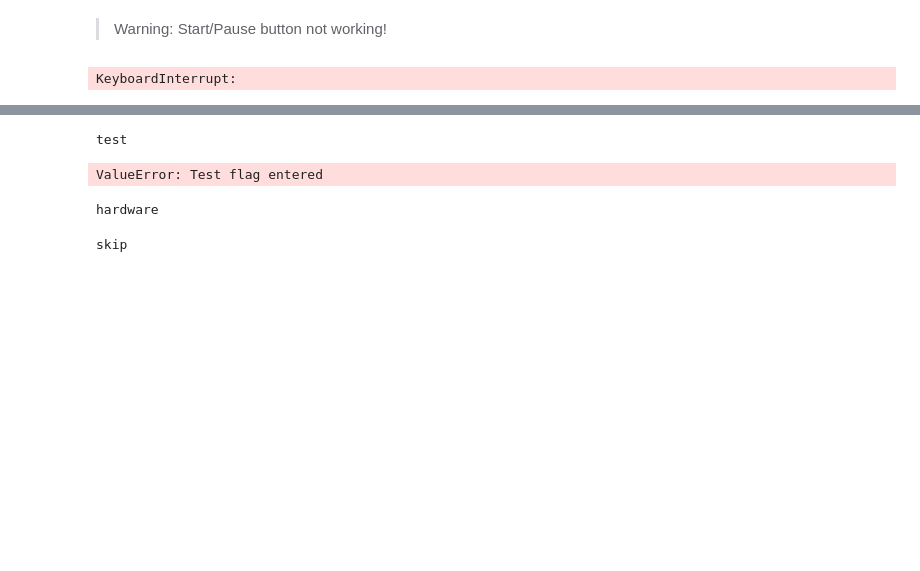
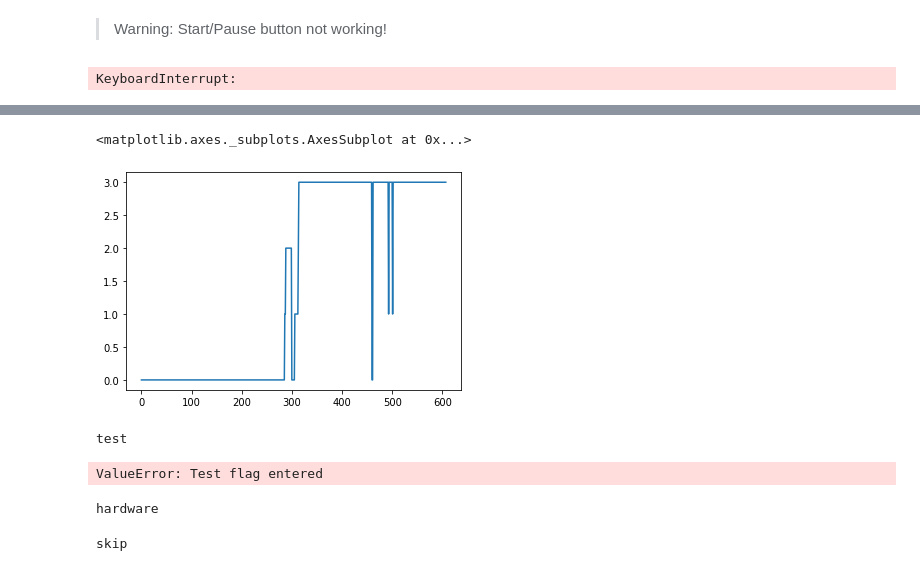
Before and after one commit to openhsi/openhsi, a Jupyter notebook: 07_sensors.ipynb, the cells around one changed output, grey strips where cells are left out. Drawn from its saved outputs; the diff is of its cells as text; code cells hidden in the pictures; blank space fills up the shorter version.

```diff
--- a/07_sensors.ipynb
+++ b/07_sensors.ipynb
@@ -284,3 +284,8 @@ ss.data_df
+# %%
+ss.data_df["mag_cal"].plot()
+# %% [output]
+<matplotlib.axes._subplots.AxesSubplot at 0x...>
+[figure, added]
 # %%
 #export
 
```
Also changed, not shown: parts of 3 cells of this notebook, 17 other files.
